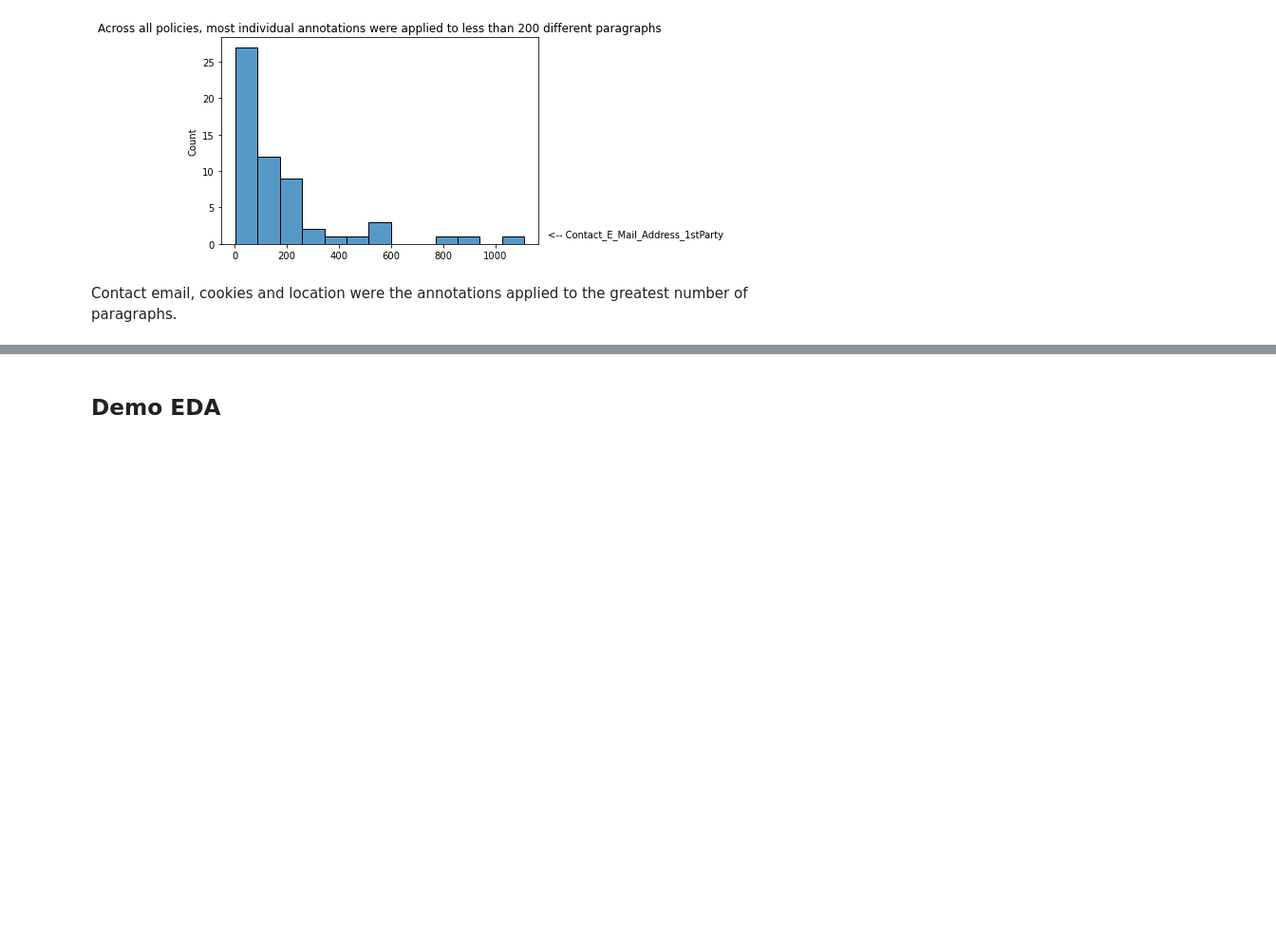
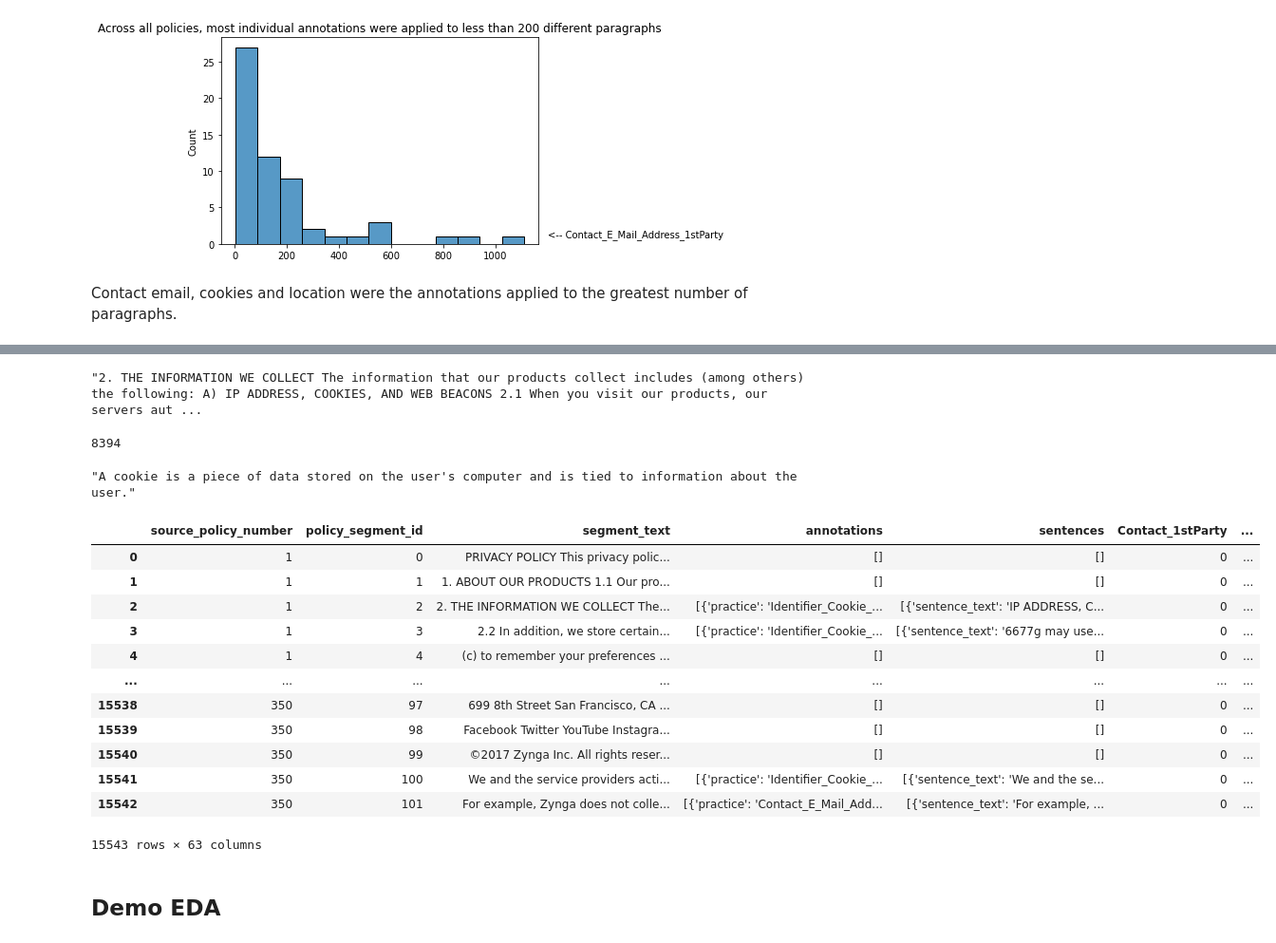
Before and after one commit to calhinchcliffe/nlp_privacy_policies, a Jupyter notebook: EDA and Modelling/4_capstone_work_modelling.ipynb, the cells around one changed output, grey strips where cells are left out. Shown at 95% size. Drawn from its saved outputs; the diff is of its cells as text; code cells hidden in the pictures; blank space fills up the shorter version.

Commit message:
extracted annotated sentences and updated functions

```diff
--- a/EDA and Modelling/4_capstone_work_modelling.ipynb
+++ b/EDA and Modelling/4_capstone_work_modelling.ipynb
@@ -208,2 +257,39 @@ Contact email, cookies and location were the annotations applied to the greatest
+# %%
+segment_annotations.loc[2, 'segment_text']
+# %% [output]
+"2. THE INFORMATION WE COLLECT The information that our products collect includes (among others) the following: A) IP ADDRESS, COOKIES, AND WEB BEACONS 2.1 When you visit our products, our servers aut ...
+# %%
+annotated_sentences = []
+
+for row in range(len(segment_annotations)):
+
+    sentences_list = segment_annotations.loc[row, 'sentences']
+
+    for i in range(len(sentences_list)):
+        annotated_sentences.append(sentences_list[i]['sentence_text'])
+
+len(annotated_sentences)
+# %% [output]
+8394
+# %%
+annotated_sentences[5]
+# %% [output]
+"A cookie is a piece of data stored on the user's computer and is tied to information about the user."
+# %%
+segment_annotations
+# %% [output]
+|  | source_policy_number | policy_segment_id | segment_text | annotations | sentences | Contact_1stParty | ... |
+| 0 | 1 | 0 | PRIVACY POLICY This privacy polic... | [] | [] | 0 | ... |
+| 1 | 1 | 1 | 1. ABOUT OUR PRODUCTS 1.1 Our pro... | [] | [] | 0 | ... |
+| 2 | 1 | 2 | 2. THE INFORMATION WE COLLECT The... | [{'practice': 'Identifier_Cookie_... | [{'sentence_text': 'IP ADDRESS, C... | 0 | ... |
+| 3 | 1 | 3 | 2.2 In addition, we store certain... | [{'practice': 'Identifier_Cookie_... | [{'sentence_text': '6677g may use... | 0 | ... |
+| 4 | 1 | 4 | (c) to remember your preferences ... | [] | [] | 0 | ... |
+| ... | ... | ... | ... | ... | ... | ... | ... |
+| 15538 | 350 | 97 | 699 8th Street San Francisco, CA ... | [] | [] | 0 | ... |
+| 15539 | 350 | 98 | Facebook Twitter YouTube Instagra... | [] | [] | 0 | ... |
+| 15540 | 350 | 99 | ©2017 Zynga Inc. All rights reser... | [] | [] | 0 | ... |
+| 15541 | 350 | 100 | We and the service providers acti... | [{'practice': 'Identifier_Cookie_... | [{'sentence_text': 'We and the se... | 0 | ... |
+| 15542 | 350 | 101 | For example, Zynga does not colle... | [{'practice': 'Contact_E_Mail_Add... | [{'sentence_text': 'For example, ... | 0 | ... |
+15543 rows × 63 columns
 # %% [markdown]
 ## Demo EDA
```
Also changed, not shown: parts of 5 cells of this notebook, 1 other file.
